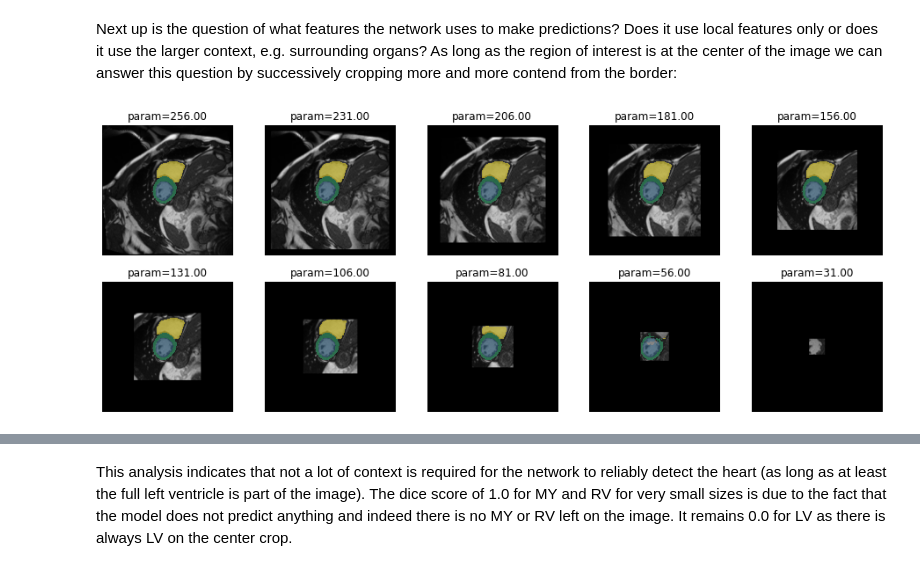
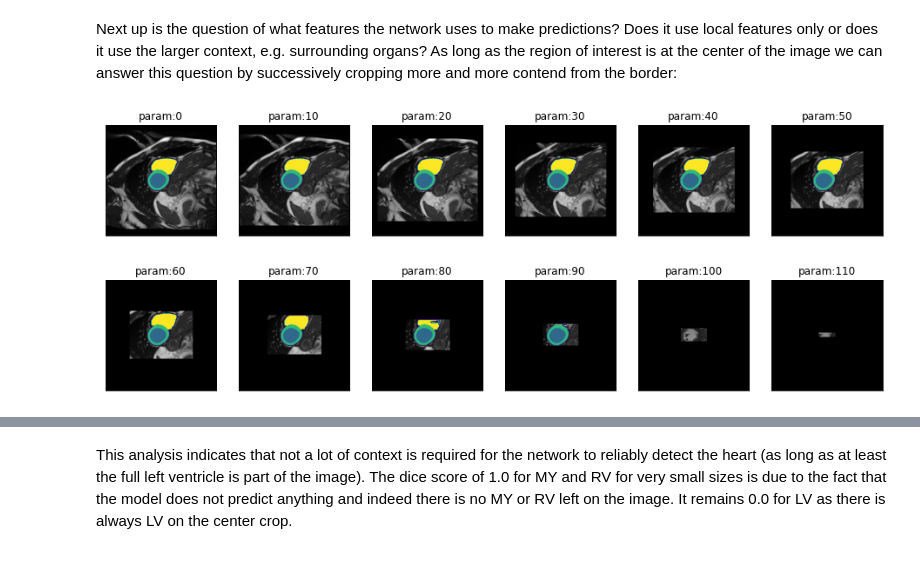
Before and after one commit to chfc-cmi/misas, a Jupyter notebook: 02_ukbb_on_kaggle.ipynb, the cells around one changed output, grey strips where cells are left out. Drawn from its saved outputs; the diff is of its cells as text; code cells hidden in the pictures.

```diff
--- a/02_ukbb_on_kaggle.ipynb
+++ b/02_ukbb_on_kaggle.ipynb
@@ -85,7 +57,7 @@ def read_dcm(fname):
 # %% [markdown]
 Okay, let's look at an example:
 # %%
-img = read_dcm("example/kaggle/117_sax_76_IM-11654-0005.dcm")
-img.show(figsize=(8,8))
-img.shape
+img = prepareImage("example/kaggle/117_sax_76_IM-11654-0005.dcm")
+plt.imshow(img)
+print(np.array(img).shape)
 # %% [output]
@@ -132,5 +106,14 @@ In this case we have the true mask from a previous experiment but it would be po
 # %%
 from misas.core import *
 # %%
-img = lambda: open_image("example/kaggle/images/1-frame014-slice006.png")
-trueMask = lambda: open_mask("example/kaggle/masks_full/1-frame014-slice006.png")
+def img():
+    """
+    Opens the sample image as a PIL image
+    """
+    return Image.open("example/kaggle/images/1-frame014-slice006.png").convert("RGB")
+
+def trueMask():
+    """
+    Opens the true mask as a PIL image
+    """
+    return Image.open("example/kaggle/masks_full/1-frame014-slice006.png").convert("I")
@@ -153,9 +134,8 @@ Anyway, as we now know, that (at least for this image) applying a dihedral trans
 # %%
 def prep_with_dihedral(image):
-    image = image.clone()
-    _, X, Y = image.shape
-    image.crop_pad((int(math.ceil(X / 16.0)) * 16, int(math.ceil(Y / 16.0)) * 16), padding_mode="zeros")
-    return image.dihedral(5)
+    X, Y = image.size
+    image=crop_pad_pil(image,(int(np.ceil(X / 16.0)) * 16, int(np.ceil(Y / 16.0)) * 16))
+    return dihedralTransform(image, 7)
 # %%
 model.prepareSize = prep_with_dihedral
 # %% [markdown]
@@ -191,8 +171,8 @@ import altair as alt
 Apparently, there is quite a suitable size range. A size of 256px is well within that range so we can include a resize as part of the preparation:
 # %%
 def prep_with_dihedral_and_resize(image):
-    image = prep_with_dihedral(image).clone()
-    return image.resize(256).clone()
+    image = prep_with_dihedral(image)
+    return image.resize((256,256))
 # %%
 model.prepareSize = prep_with_dihedral_and_resize
 # %% [markdown]
@@ -238,9 +218,9 @@ gif_series(
 # %% [markdown]
 Next up is the question of what features the network uses to make predictions? Does it use local features only or does it use the larger context, e.g. surrounding organs? As long as the region of interest is at the center of the image we can answer this question by successively cropping more and more contend from the border:
 # %%
-plot_series(get_crop_series(img(),model, start = 256, step = -25, end=10), nrow=2)
+plot_series(get_crop_series(img(),model, start = 0, step = 10, end=120), nrow=2)
 # %% [output]
-[figure, old version]
+[figure, new version]
 # %%
 results = eval_crop_series(img(),trueMask(),model,start = 5, components=["bg","LV","MY","RV"])
 # %%
```
Also changed, not shown: parts of 28 cells of this notebook, 1 other file.
